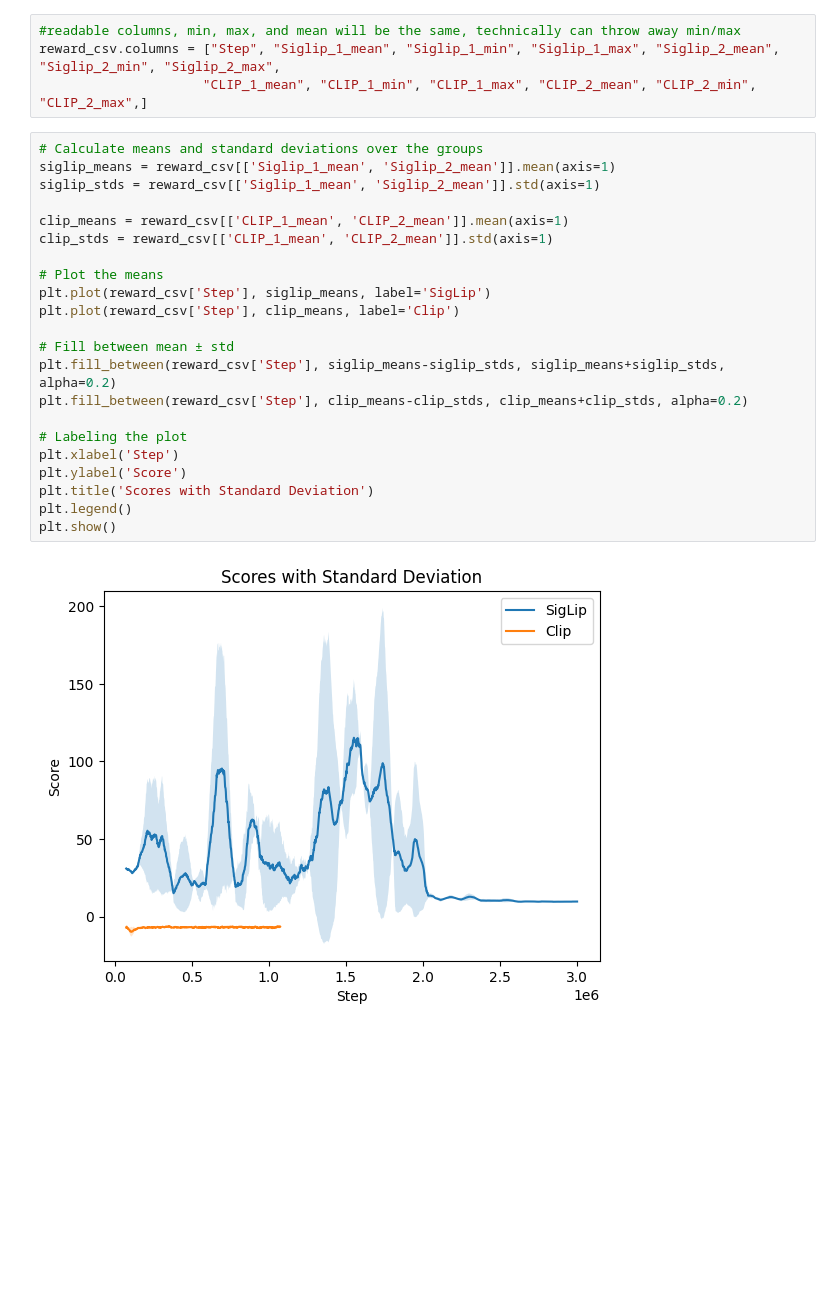
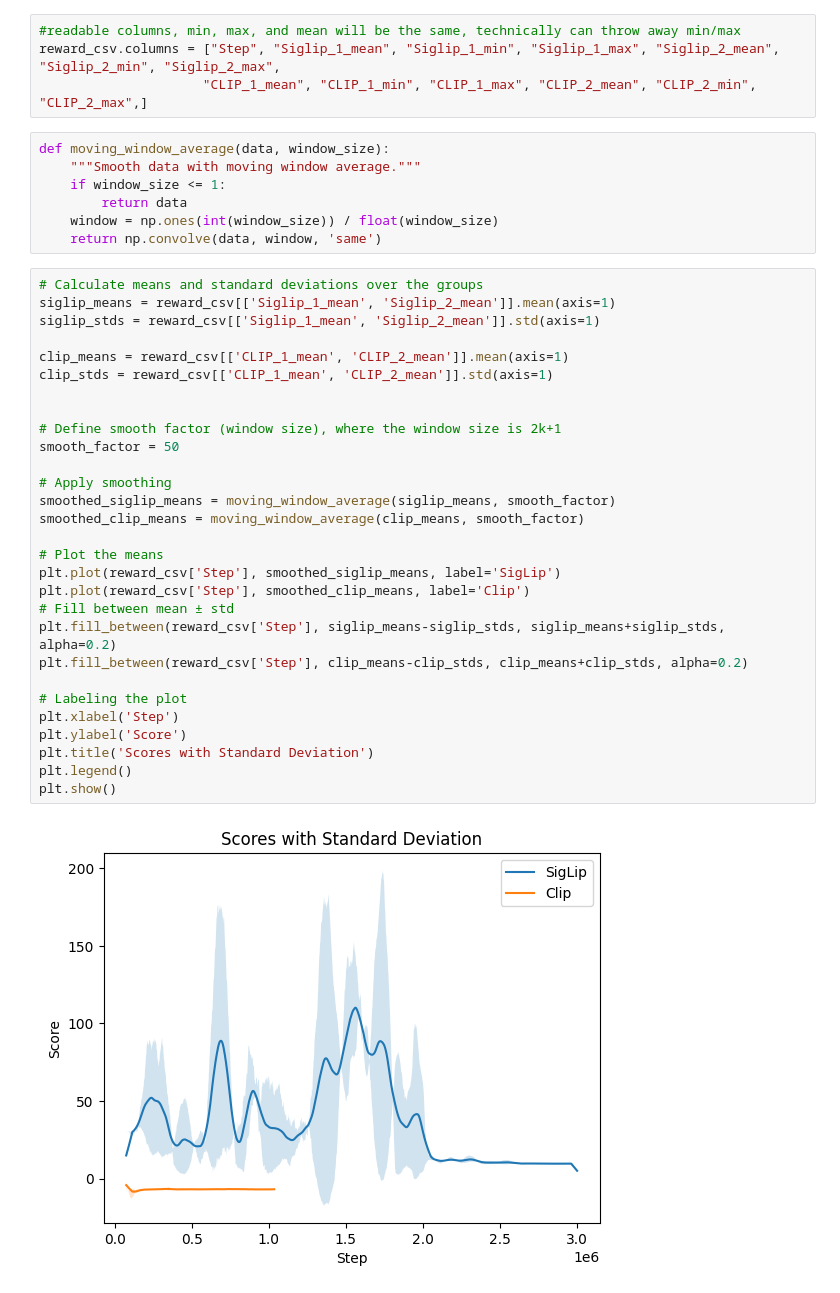
Before and after one commit to samp830/vlmrm, a Jupyter notebook: plot.ipynb, the cells around one changed output. Saved outputs shown, nothing was run; the diff lists cells and outputs as text; blank space fills up the shorter version.

Commit message:
added smoothing

```diff
--- a/plot.ipynb
+++ b/plot.ipynb
@@ -30,27 +31,41 @@ reward_csv["Step"] = global_step_csv[global_step_csv.columns[1]]
 #readable columns, min, max, and mean will be the same, technically can throw away min/max
 reward_csv.columns = ["Step", "Siglip_1_mean", "Siglip_1_min", "Siglip_1_max", "Siglip_2_mean", "Siglip_2_min", "Siglip_2_max",
                      "CLIP_1_mean", "CLIP_1_min", "CLIP_1_max", "CLIP_2_mean", "CLIP_2_min", "CLIP_2_max",]
+# %%
+def moving_window_average(data, window_size):
+    """Smooth data with moving window average."""
+    if window_size <= 1:
+        return data
+    window = np.ones(int(window_size)) / float(window_size)
+    return np.convolve(data, window, 'same')
 # %%
 # Calculate means and standard deviations over the groups
 siglip_means = reward_csv[['Siglip_1_mean', 'Siglip_2_mean']].mean(axis=1)
 siglip_stds = reward_csv[['Siglip_1_mean', 'Siglip_2_mean']].std(axis=1)
 
 clip_means = reward_csv[['CLIP_1_mean', 'CLIP_2_mean']].mean(axis=1)
 clip_stds = reward_csv[['CLIP_1_mean', 'CLIP_2_mean']].std(axis=1)
 
+
+# Define smooth factor (window size), where the window size is 2k+1
+smooth_factor = 50
+
+# Apply smoothing
+smoothed_siglip_means = moving_window_average(siglip_means, smooth_factor)
+smoothed_clip_means = moving_window_average(clip_means, smooth_factor)
+
 # Plot the means
-plt.plot(reward_csv['Step'], siglip_means, label='SigLip')
-plt.plot(reward_csv['Step'], clip_means, label='Clip')
-
+plt.plot(reward_csv['Step'], smoothed_siglip_means, label='SigLip')
+plt.plot(reward_csv['Step'], smoothed_clip_means, label='Clip')
 # Fill between mean ± std
 plt.fill_between(reward_csv['Step'], siglip_means-siglip_stds, siglip_means+siglip_stds, alpha=0.2)
 plt.fill_between(reward_csv['Step'], clip_means-clip_stds, clip_means+clip_stds, alpha=0.2)
 
 # Labeling the plot
 plt.xlabel('Step')
 plt.ylabel('Score')
 plt.title('Scores with Standard Deviation')
 plt.legend()
 plt.show()
 # %% [output]
-[figure, old version]
+[figure, new version]
```
Also changed, not shown: parts of 1 cell of this notebook.
